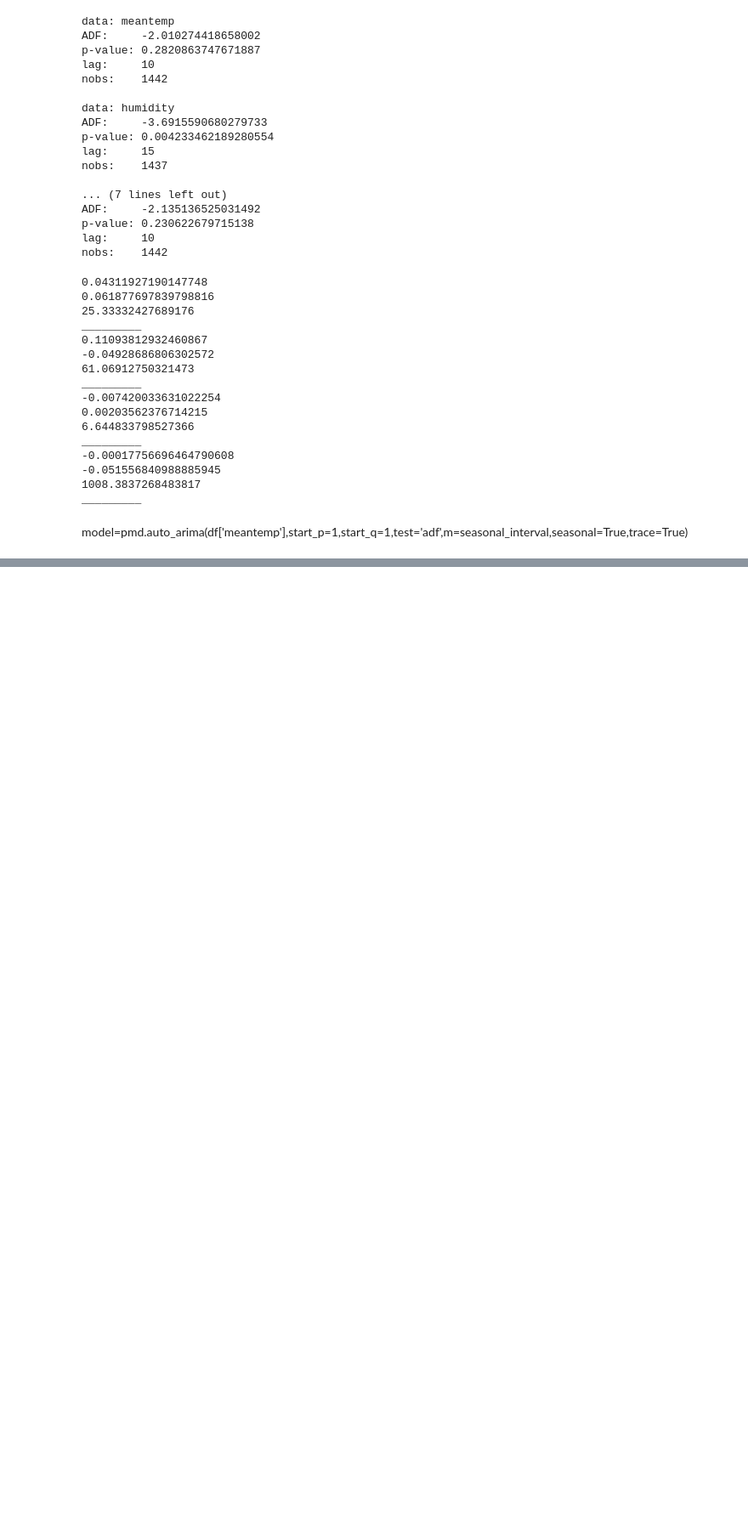
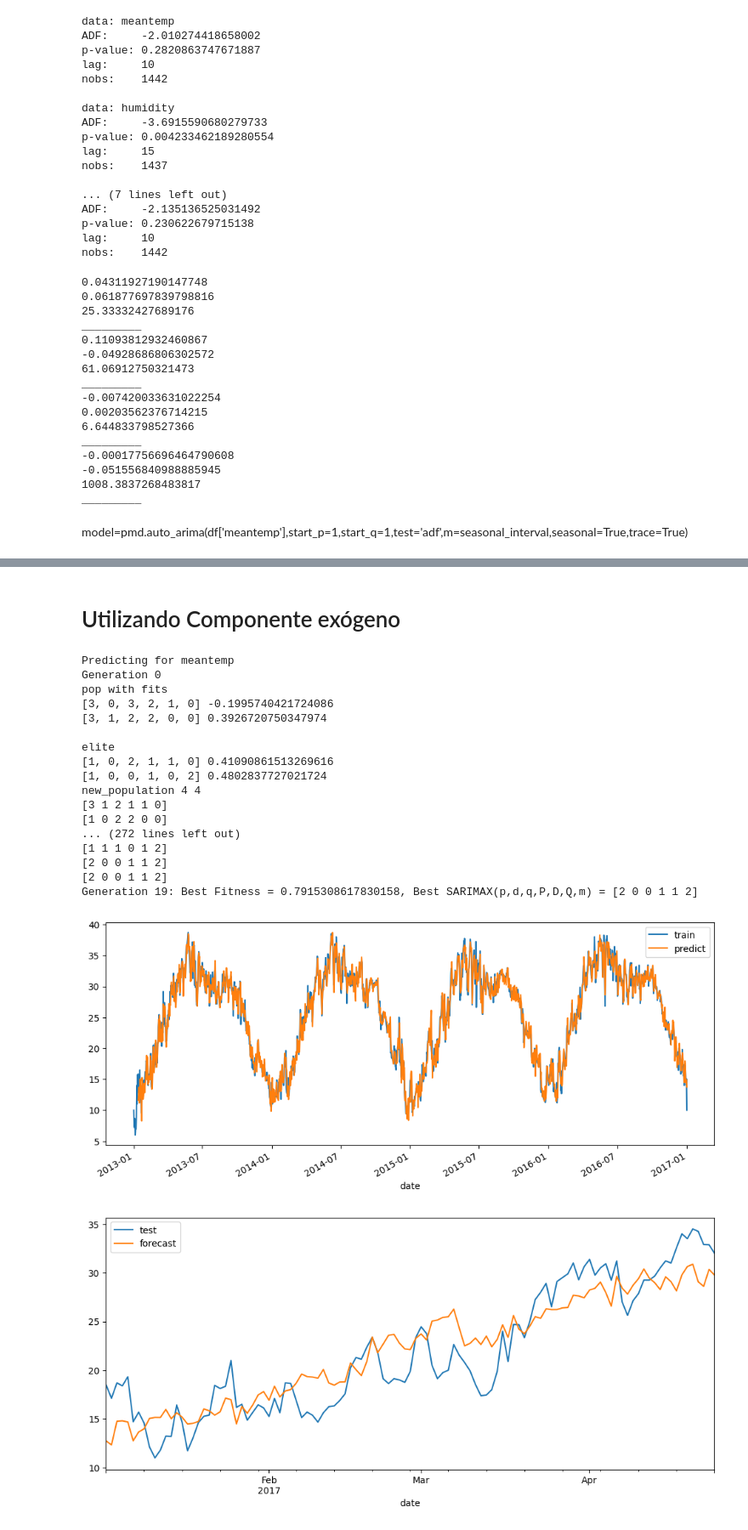
Before and after one commit to Draylon/ppgca_ds_tfinal, a Jupyter notebook: impl2.ipynb, the cells around one changed output, grey strips where cells are left out. Shown at 85% size. Cells and saved outputs as stored; diff of their text form; code cells hidden in the pictures; blank space fills up the shorter version.

```diff
--- a/impl2.ipynb
+++ b/impl2.ipynb
@@ -418,0 +639,28 @@ plt.show()
+# %% [markdown]
+# Utilizando Componente exógeno
+# %%
+for x in df.columns:
+    print("Predicting for",x)
+    best_params = GAN(forecasted_variable=x,pop_size=4,df=df,df_test=df_test,mutation_rate=0.5,exogenous_input=True,
+                      param_ranges=[(1, 3), (0, 1), (0, 3),   (0, 2), (0, 1), (0, 2),])
+    draw_with_params(df,df_test,x,best_params,use_exogenous=True)
+# %% [output]
+Predicting for meantemp
+Generation 0
+pop with fits
+[3, 0, 3, 2, 1, 0] -0.1995740421724086
+[3, 1, 2, 2, 0, 0] 0.3926720750347974
+
+elite
+[1, 0, 2, 1, 1, 0] 0.41090861513269616
+[1, 0, 0, 1, 0, 2] 0.4802837727021724
+new_population 4 4
+[3 1 2 1 1 0]
+[1 0 2 2 0 0]
+... (272 lines left out)
+[1 1 1 0 1 2]
+[2 0 0 1 1 2]
+[2 0 0 1 1 2]
+Generation 19: Best Fitness = 0.7915308617830158, Best SARIMAX(p,d,q,P,D,Q,m) = [2 0 0 1 1 2]
+[figure, added]
+[figure, added]
```
Also changed, not shown: parts of 14 cells of this notebook, 8 other files.
